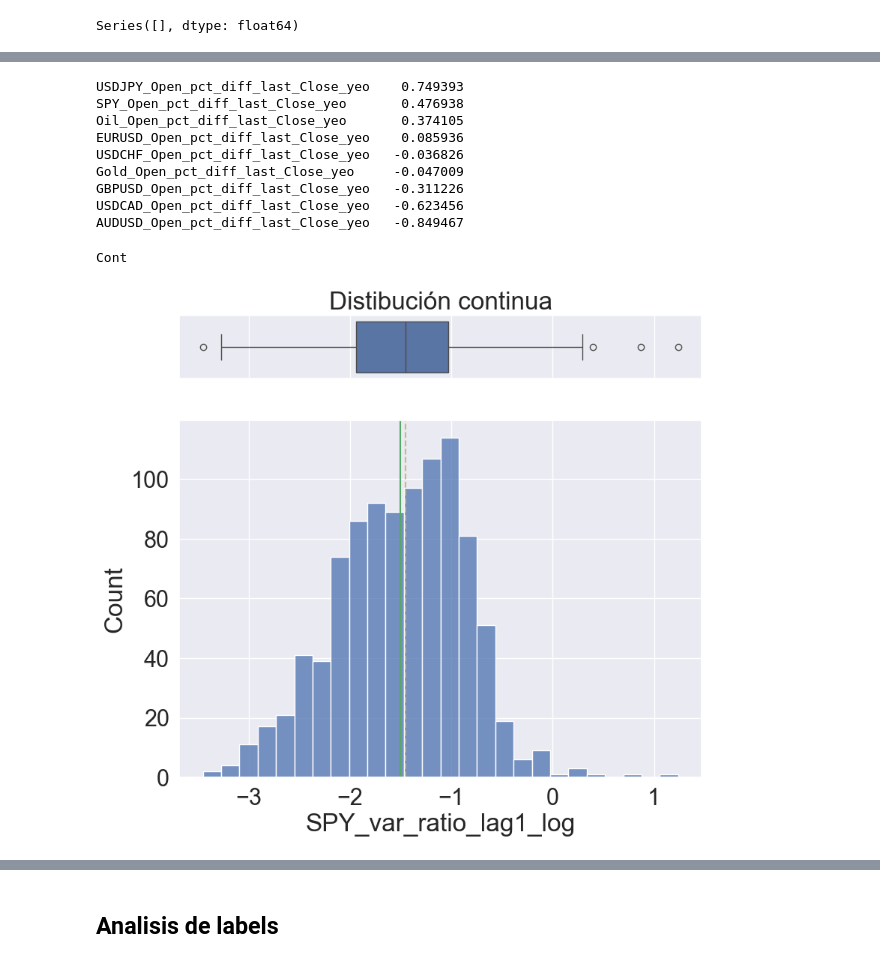
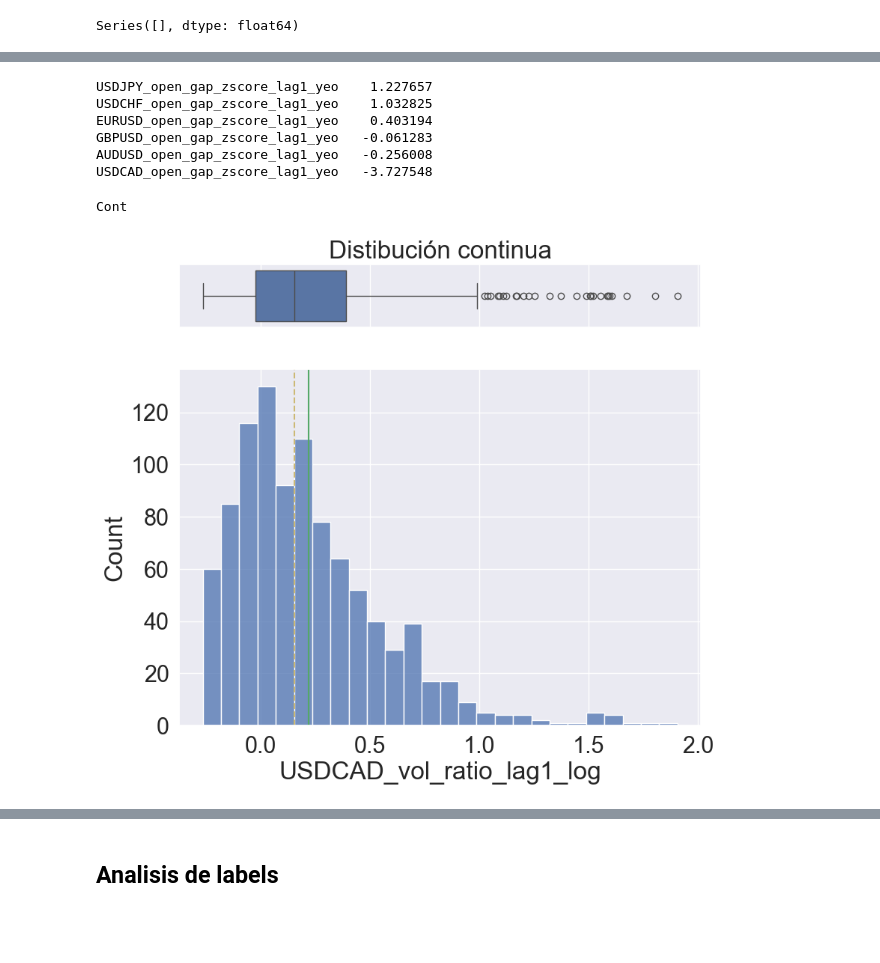
Before and after one commit to sebakremis/ForexMiner, a Jupyter notebook: notebook_EDA.ipynb, the cells around one changed output, grey strips where cells are left out. Saved outputs shown, nothing was run; the diff lists cells and outputs as text; code cells hidden in the pictures; blank space fills up the shorter version.

```diff
--- a/notebook_EDA.ipynb
+++ b/notebook_EDA.ipynb
@@ -81,25 +83,22 @@ USDCHF_return_lag1                    -1.175225
 # %%
 # Asimetria por grupo
-cadena = "Open_pct_diff_last_Close"
+cadena = "_open_gap_"
 columnas = encontrar_columnas(columnas_target=columnas_clean, cadena=cadena)
 mostrar_asimetrias(df_clean[columnas])
 # %% [output]
-USDJPY_Open_pct_diff_last_Close_yeo    0.749393
-SPY_Open_pct_diff_last_Close_yeo       0.476938
-Oil_Open_pct_diff_last_Close_yeo       0.374105
-EURUSD_Open_pct_diff_last_Close_yeo    0.085936
-USDCHF_Open_pct_diff_last_Close_yeo   -0.036826
-Gold_Open_pct_diff_last_Close_yeo     -0.047009
-GBPUSD_Open_pct_diff_last_Close_yeo   -0.311226
-USDCAD_Open_pct_diff_last_Close_yeo   -0.623456
-AUDUSD_Open_pct_diff_last_Close_yeo   -0.849467
+USDJPY_open_gap_zscore_lag1_yeo    1.227657
+USDCHF_open_gap_zscore_lag1_yeo    1.032825
+EURUSD_open_gap_zscore_lag1_yeo    0.403194
+GBPUSD_open_gap_zscore_lag1_yeo   -0.061283
+AUDUSD_open_gap_zscore_lag1_yeo   -0.256008
+USDCAD_open_gap_zscore_lag1_yeo   -3.727548
 # %%
 # Visualizar columna
-col = 'SPY_var_ratio_lag1_log'
+col = 'USDCAD_vol_ratio_lag1_log'
 pintar_columna(df_clean[col])
 # %% [output]
 Cont
-[figure, old version]
+[figure, new version]
 # %%
 # Tabla de Correlaciones
 top_correlaciones(df=df_clean, top_n=30)
```
Also changed, not shown: parts of 7 cells of this notebook, 2 other files.
